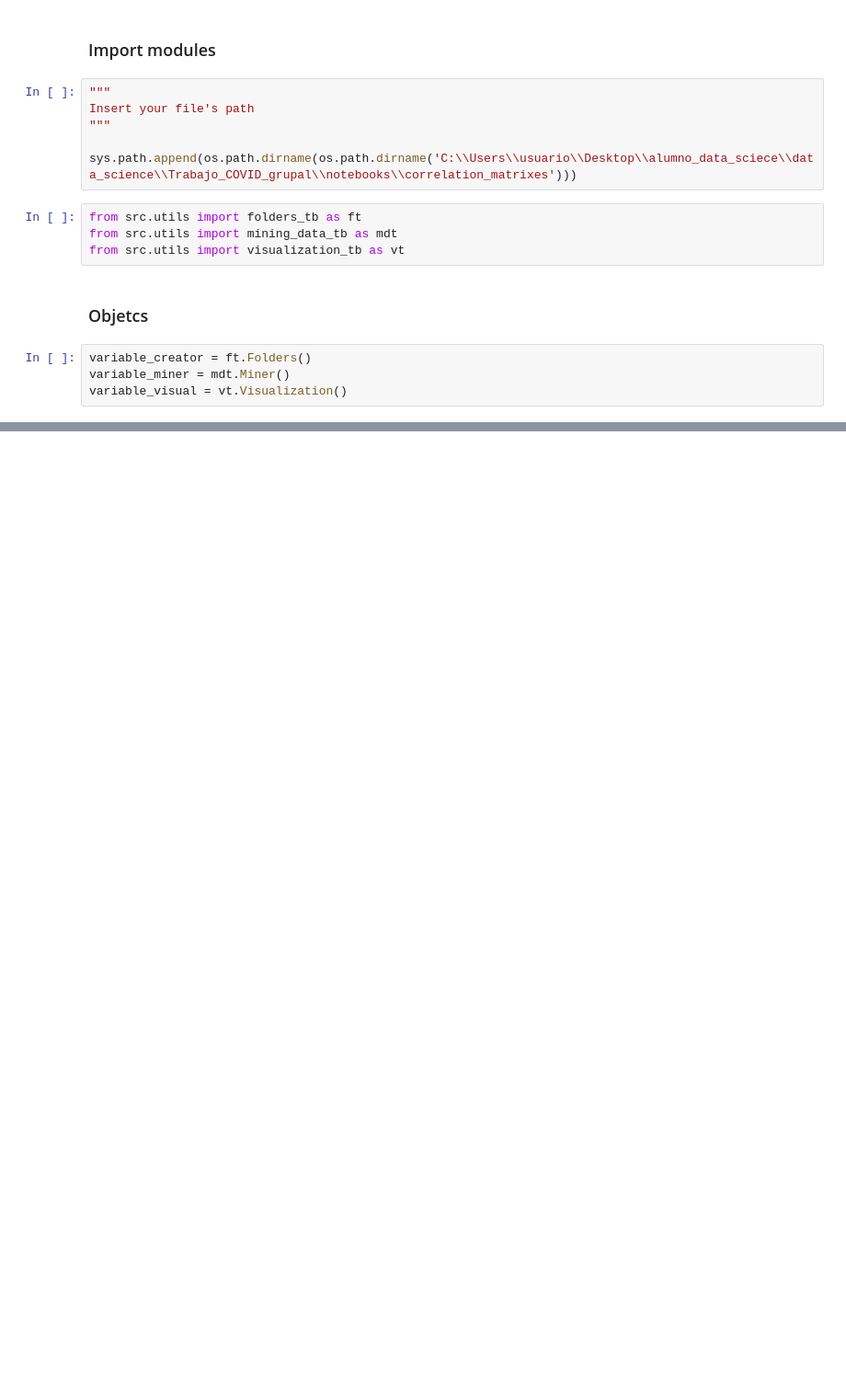
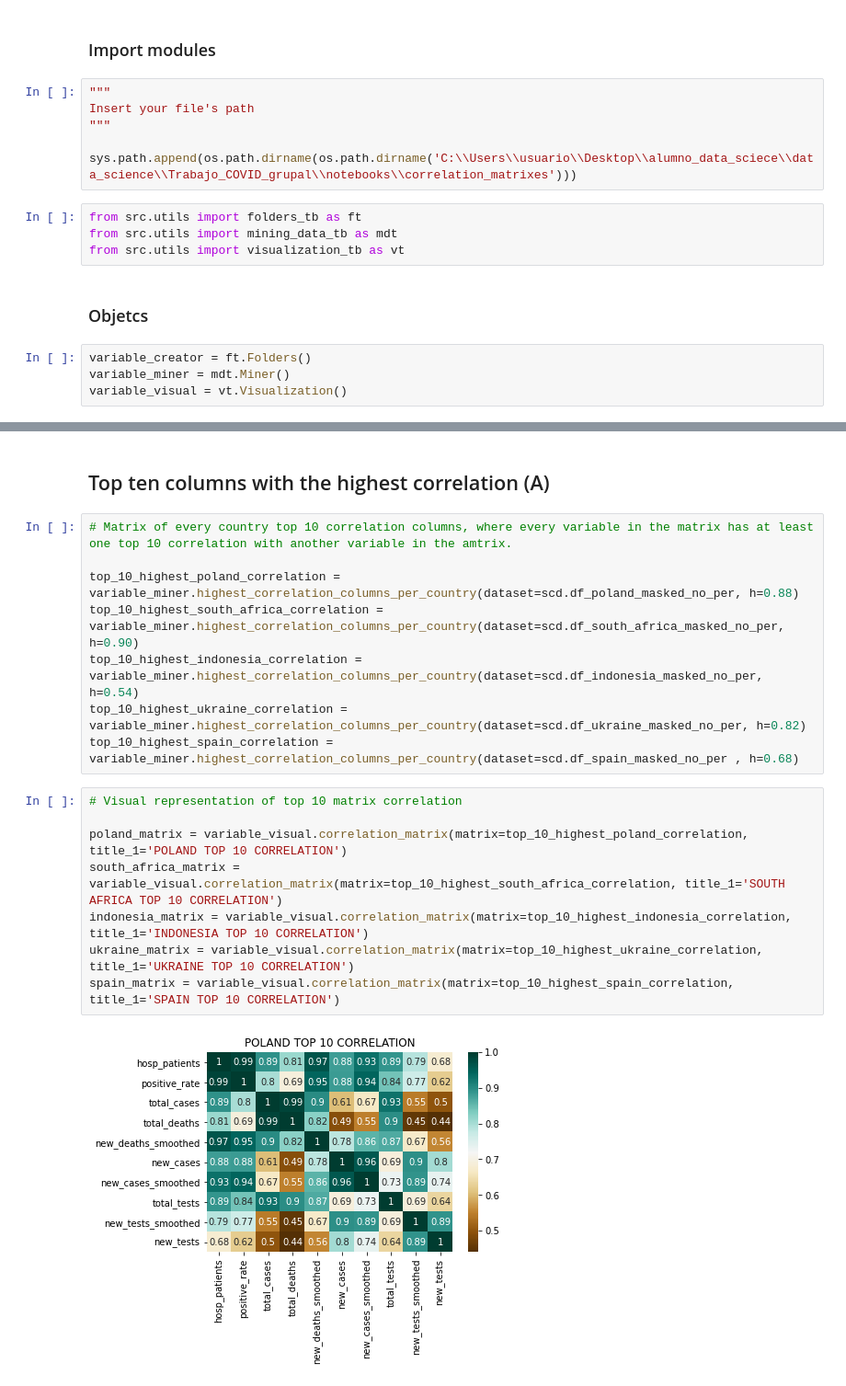
Before and after one commit to AntonioLealDev/Covid_Group_Project_E, a Jupyter notebook: notebooks/correlation_matrixes.ipynb, the cells around one changed output, grey strips where cells are left out. Shown at 92% size. Saved outputs shown, nothing was run; the diff lists cells and outputs as text; blank space fills up the shorter version.

```diff
--- a/notebooks/correlation_matrixes.ipynb
+++ b/notebooks/correlation_matrixes.ipynb
@@ -56,0 +55,20 @@ spain_matrix = variable_visual.correlation_matrix(matrix=highest_spain_correlati
+# %% [markdown]
+## Top ten columns with the highest correlation (A)
+# %%
+# Matrix of every country top 10 correlation columns, where every variable in the matrix has at least one top 10 correlation with another variable in the amtrix.
+
+top_10_highest_poland_correlation = variable_miner.highest_correlation_columns_per_country(dataset=scd.df_poland_masked_no_per, h=0.88)
+top_10_highest_south_africa_correlation = variable_miner.highest_correlation_columns_per_country(dataset=scd.df_south_africa_masked_no_per, h=0.90)
+top_10_highest_indonesia_correlation = variable_miner.highest_correlation_columns_per_country(dataset=scd.df_indonesia_masked_no_per, h=0.54)
+top_10_highest_ukraine_correlation = variable_miner.highest_correlation_columns_per_country(dataset=scd.df_ukraine_masked_no_per, h=0.82)
+top_10_highest_spain_correlation = variable_miner.highest_correlation_columns_per_country(dataset=scd.df_spain_masked_no_per , h=0.68)
+# %%
+# Visual representation of top 10 matrix correlation
+
+poland_matrix = variable_visual.correlation_matrix(matrix=top_10_highest_poland_correlation, title_1='POLAND TOP 10 CORRELATION')
+south_africa_matrix = variable_visual.correlation_matrix(matrix=top_10_highest_south_africa_correlation, title_1='SOUTH AFRICA TOP 10 CORRELATION')
+indonesia_matrix = variable_visual.correlation_matrix(matrix=top_10_highest_indonesia_correlation, title_1='INDONESIA TOP 10 CORRELATION')
+ukraine_matrix = variable_visual.correlation_matrix(matrix=top_10_highest_ukraine_correlation, title_1='UKRAINE TOP 10 CORRELATION')
+spain_matrix = variable_visual.correlation_matrix(matrix=top_10_highest_spain_correlation, title_1='SPAIN TOP 10 CORRELATION')
+# %% [output]
+[figure, added]
```
Also changed, not shown: parts of 10 cells of this notebook, 3 other files.
